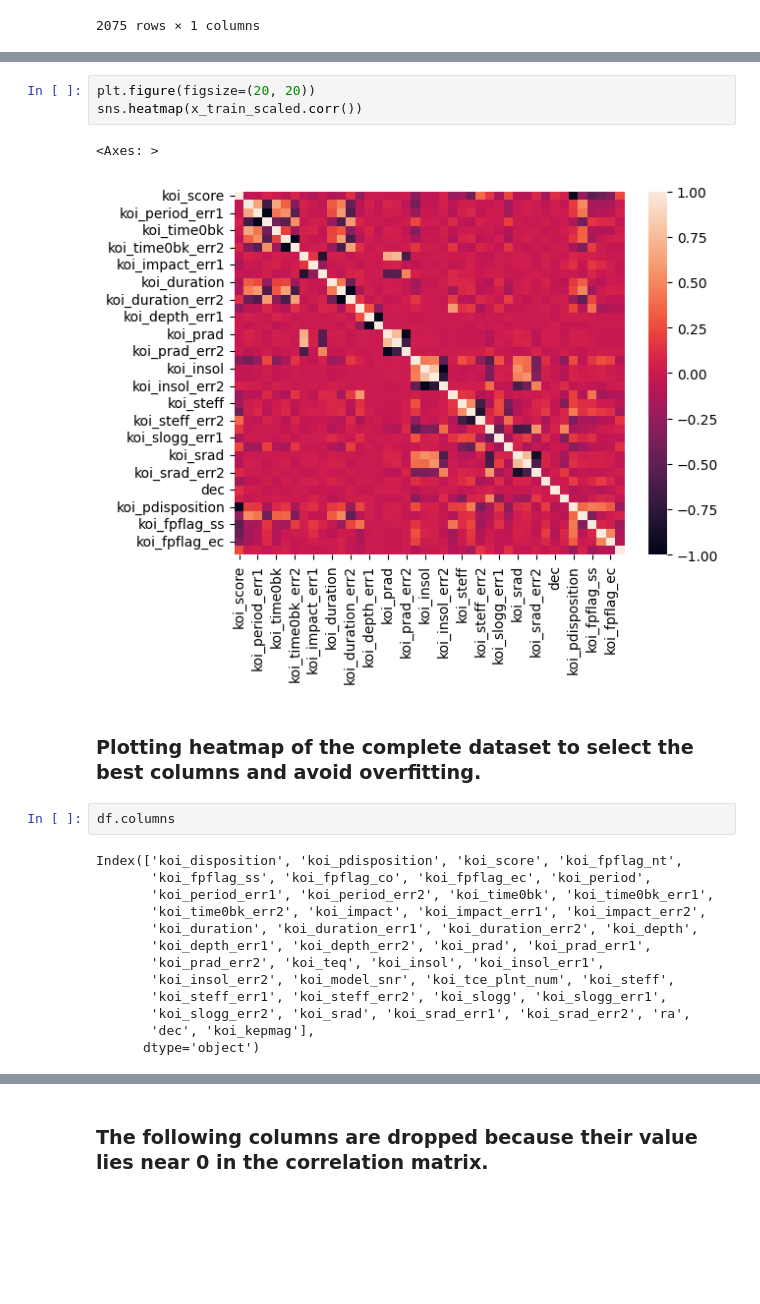
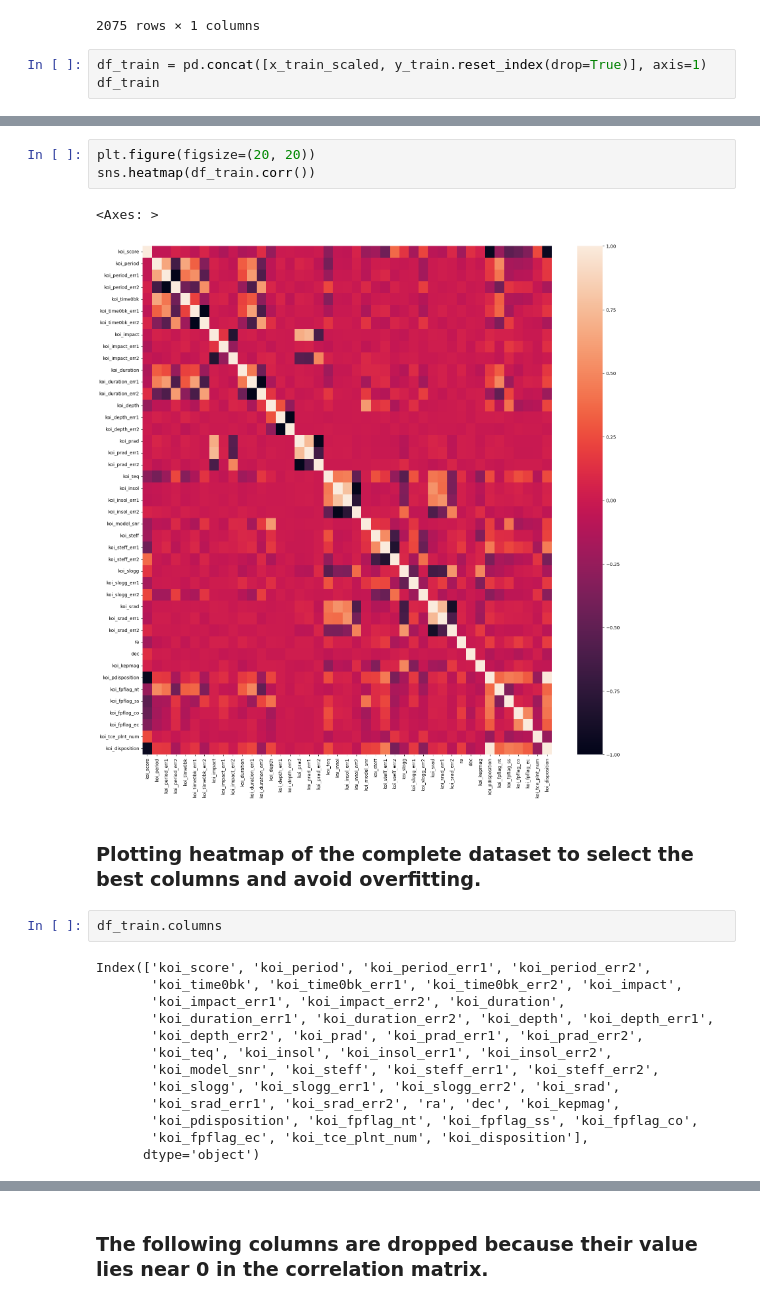
Before and after one commit to SketchyCarrot/Kepler_Exoplanet_Search_Results, a Jupyter notebook: main.ipynb, the cells around one changed output, grey strips where cells are left out. Cells and saved outputs as stored; diff of their text form; blank space fills up the shorter version.

```diff
--- a/main.ipynb
+++ b/main.ipynb
@@ -667,3 +667,6 @@ y_test
 | 6576 | 1 |
 | 2244 | 1 |
 2075 rows × 1 columns
+# %%
+df_train = pd.concat([x_train_scaled, y_train.reset_index(drop=True)], axis=1)
+df_train
@@ -670,23 +687,23 @@ y_test
 # %%
 plt.figure(figsize=(20, 20))
-sns.heatmap(x_train_scaled.corr())
+sns.heatmap(df_train.corr())
 # %% [output]
 <Axes: >
-[figure, old version]
+[figure, new version]
 # %% [markdown]
 ### Plotting heatmap of the complete dataset to select the best columns and avoid overfitting.
 # %%
-df.columns
+df_train.columns
 # %% [output]
-Index(['koi_disposition', 'koi_pdisposition', 'koi_score', 'koi_fpflag_nt',
-       'koi_fpflag_ss', 'koi_fpflag_co', 'koi_fpflag_ec', 'koi_period',
-       'koi_period_err1', 'koi_period_err2', 'koi_time0bk', 'koi_time0bk_err1',
-       'koi_time0bk_err2', 'koi_impact', 'koi_impact_err1', 'koi_impact_err2',
-       'koi_duration', 'koi_duration_err1', 'koi_duration_err2', 'koi_depth',
-       'koi_depth_err1', 'koi_depth_err2', 'koi_prad', 'koi_prad_err1',
-       'koi_prad_err2', 'koi_teq', 'koi_insol', 'koi_insol_err1',
-       'koi_insol_err2', 'koi_model_snr', 'koi_tce_plnt_num', 'koi_steff',
-       'koi_steff_err1', 'koi_steff_err2', 'koi_slogg', 'koi_slogg_err1',
-       'koi_slogg_err2', 'koi_srad', 'koi_srad_err1', 'koi_srad_err2', 'ra',
-       'dec', 'koi_kepmag'],
+Index(['koi_score', 'koi_period', 'koi_period_err1', 'koi_period_err2',
+       'koi_time0bk', 'koi_time0bk_err1', 'koi_time0bk_err2', 'koi_impact',
+       'koi_impact_err1', 'koi_impact_err2', 'koi_duration',
+       'koi_duration_err1', 'koi_duration_err2', 'koi_depth', 'koi_depth_err1',
+       'koi_depth_err2', 'koi_prad', 'koi_prad_err1', 'koi_prad_err2',
+       'koi_teq', 'koi_insol', 'koi_insol_err1', 'koi_insol_err2',
+       'koi_model_snr', 'koi_steff', 'koi_steff_err1', 'koi_steff_err2',
+       'koi_slogg', 'koi_slogg_err1', 'koi_slogg_err2', 'koi_srad',
+       'koi_srad_err1', 'koi_srad_err2', 'ra', 'dec', 'koi_kepmag',
+       'koi_pdisposition', 'koi_fpflag_nt', 'koi_fpflag_ss', 'koi_fpflag_co',
+       'koi_fpflag_ec', 'koi_tce_plnt_num', 'koi_disposition'],
       dtype='object')
```
Also changed, not shown: parts of 18 cells of this notebook.
